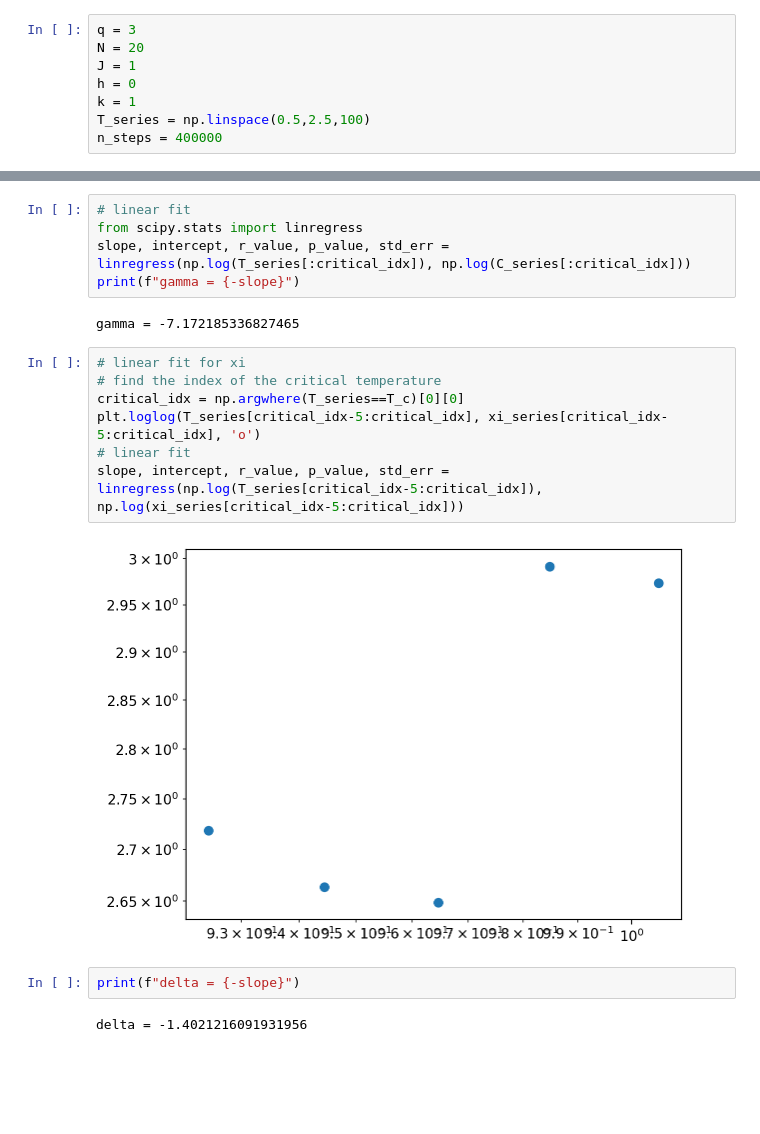
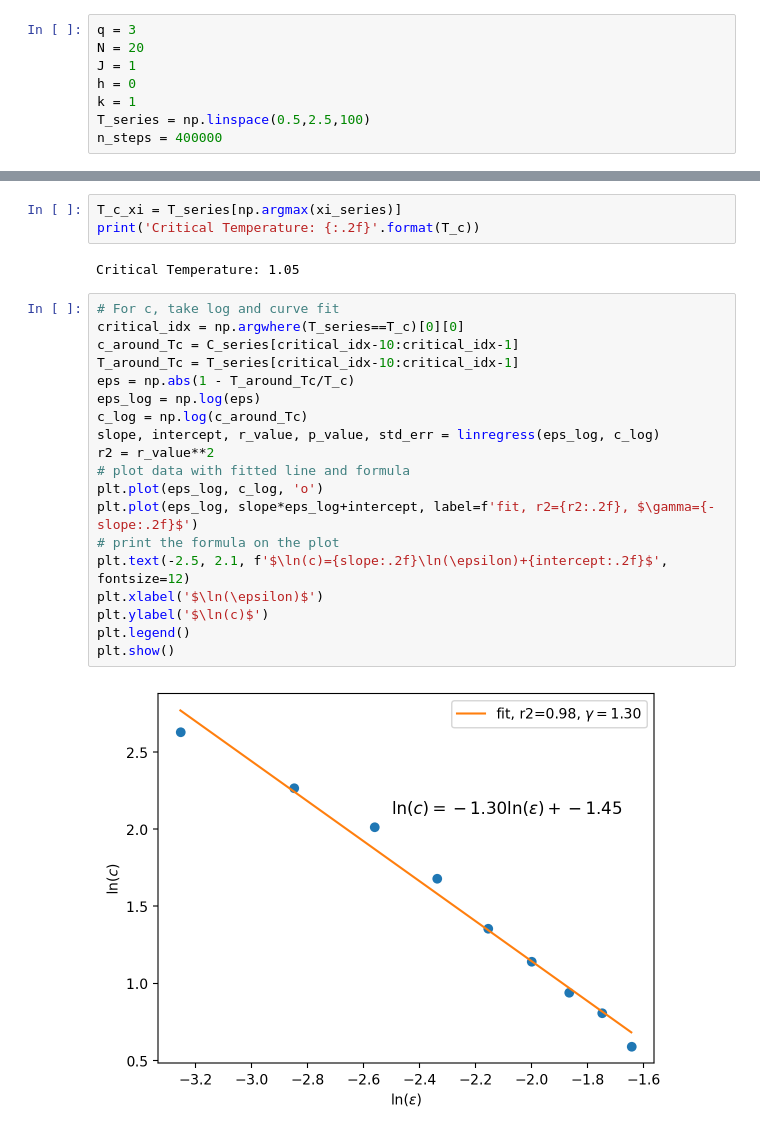
Before and after one commit to xiaoxuan-yu/Potts_MC_Simulation, a Jupyter notebook: simulation/Post-simulation.ipynb, the cells around one changed output, grey strips where cells are left out. Drawn from its saved outputs; the diff is of its cells as text; blank space fills up the shorter version.

```diff
--- a/simulation/Post-simulation.ipynb
+++ b/simulation/Post-simulation.ipynb
@@ -294,20 +292,26 @@ plt.loglog(T_series[:critical_idx], C_series[:critical_idx], 'o')
-# %%
-# linear fit
-from scipy.stats import linregress
-slope, intercept, r_value, p_value, std_err = linregress(np.log(T_series[:critical_idx]), np.log(C_series[:critical_idx]))
-print(f"gamma = {-slope}")
-# %% [output]
-gamma = -7.172185336827465
-# %%
-# linear fit for xi
-# find the index of the critical temperature
-critical_idx = np.argwhere(T_series==T_c)[0][0]
-plt.loglog(T_series[critical_idx-5:critical_idx], xi_series[critical_idx-5:critical_idx], 'o')
-# linear fit
-slope, intercept, r_value, p_value, std_err = linregress(np.log(T_series[critical_idx-5:critical_idx]), np.log(xi_series[critical_idx-5:critical_idx]))
-# %% [output]
-[figure, removed]
-# %%
-print(f"delta = {-slope}")
-# %% [output]
-delta = -1.4021216091931956
+# %%
+T_c_xi = T_series[np.argmax(xi_series)]
+print('Critical Temperature: {:.2f}'.format(T_c))
+# %% [output]
+Critical Temperature: 1.05
+# %%
+# For c, take log and curve fit
+critical_idx = np.argwhere(T_series==T_c)[0][0]
+c_around_Tc = C_series[critical_idx-10:critical_idx-1]
+T_around_Tc = T_series[critical_idx-10:critical_idx-1]
+eps = np.abs(1 - T_around_Tc/T_c)
+eps_log = np.log(eps)
+c_log = np.log(c_around_Tc)
+slope, intercept, r_value, p_value, std_err = linregress(eps_log, c_log)
+r2 = r_value**2
+# plot data with fitted line and formula
+plt.plot(eps_log, c_log, 'o')
+plt.plot(eps_log, slope*eps_log+intercept, label=f'fit, r2={r2:.2f}, $\gamma={-slope:.2f}$')
+# print the formula on the plot
+plt.text(-2.5, 2.1, f'$\ln(c)={slope:.2f}\ln(\epsilon)+{intercept:.2f}$', fontsize=12)
+plt.xlabel('$\ln(\epsilon)$')
+plt.ylabel('$\ln(c)$')
+plt.legend()
+plt.show()
+# %% [output]
+[figure, added]
```
Also changed, not shown: parts of 11 cells of this notebook, 17 other files.
